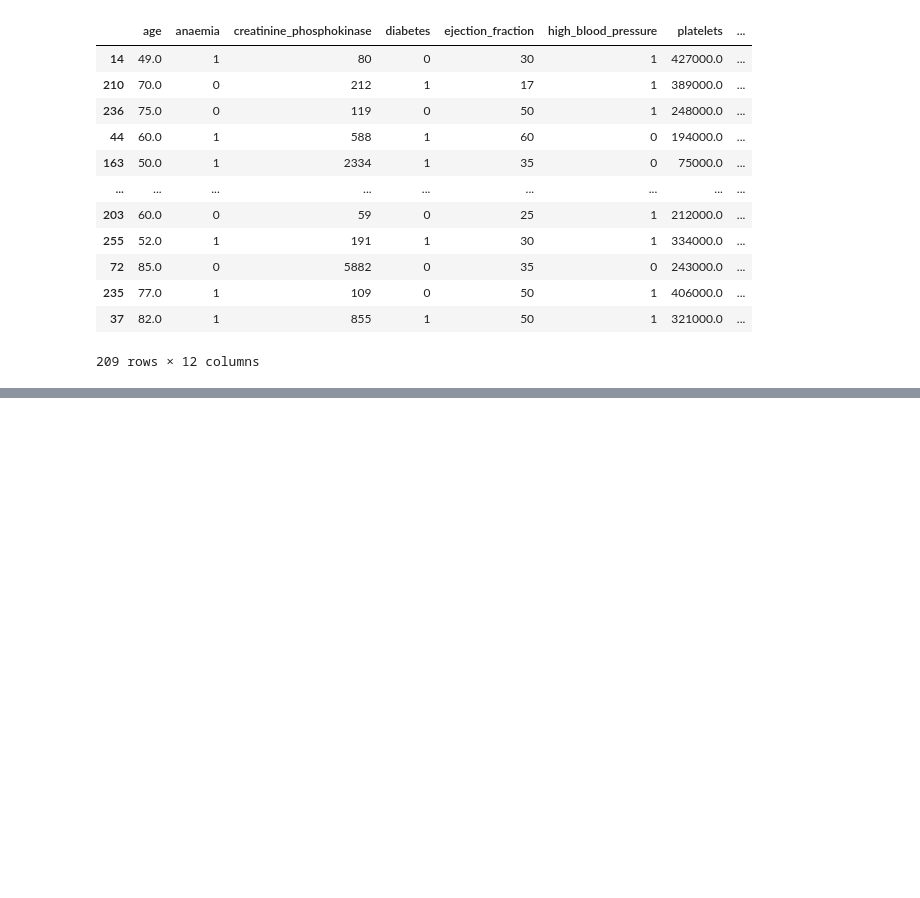
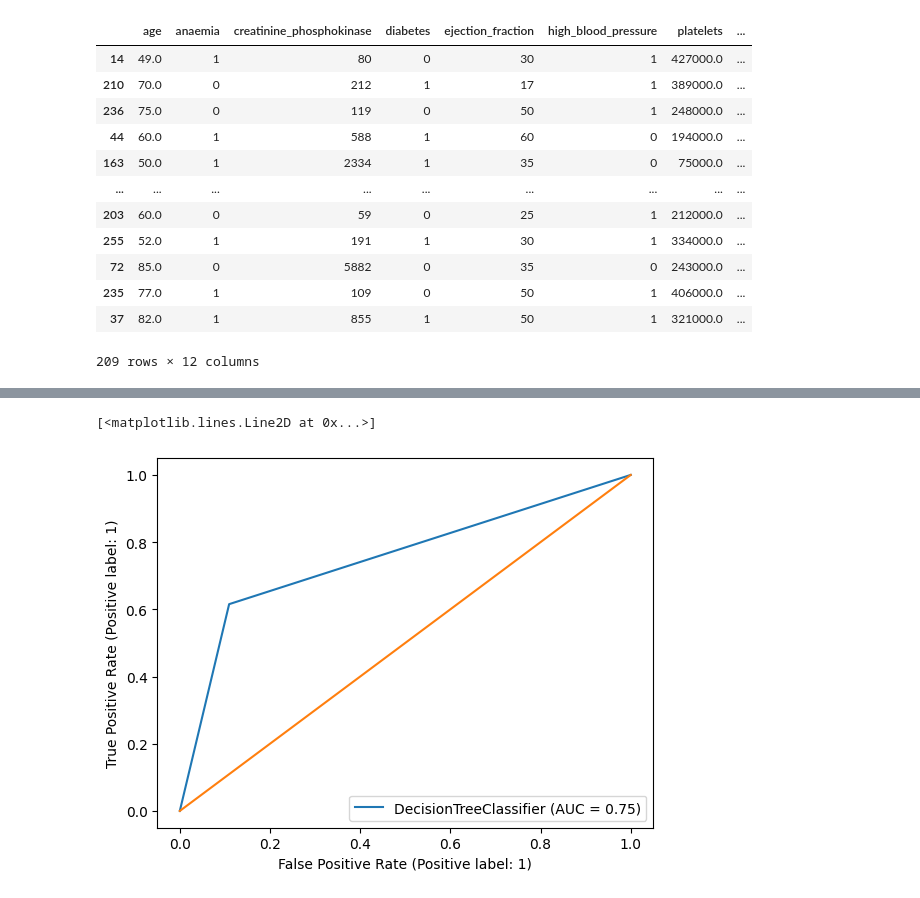
Before and after one commit to AltafUddin18/ConfusionMatrix-Class-8, a Jupyter notebook: confusionmatrix-class-8.ipynb, the cells around one changed output, grey strips where cells are left out. Drawn from its saved outputs; the diff is of its cells as text; code cells hidden in the pictures; blank space fills up the shorter version.

```diff
--- a/confusionmatrix-class-8.ipynb
+++ b/confusionmatrix-class-8.ipynb
@@ -156,0 +240,6 @@ xtrain
+# %%
+RocCurveDisplay.from_estimator(clf,xtest,ytest)
+plt.plot([0,1],[0,1])
+# %% [output]
+[<matplotlib.lines.Line2D at 0x...>]
+[figure, added]
```
Also changed, not shown: parts of 19 cells of this notebook.
